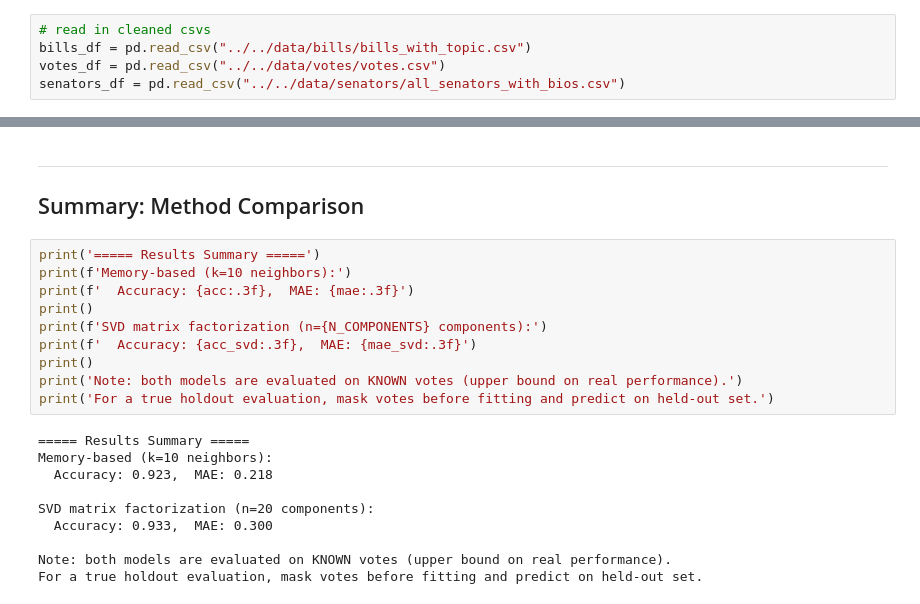
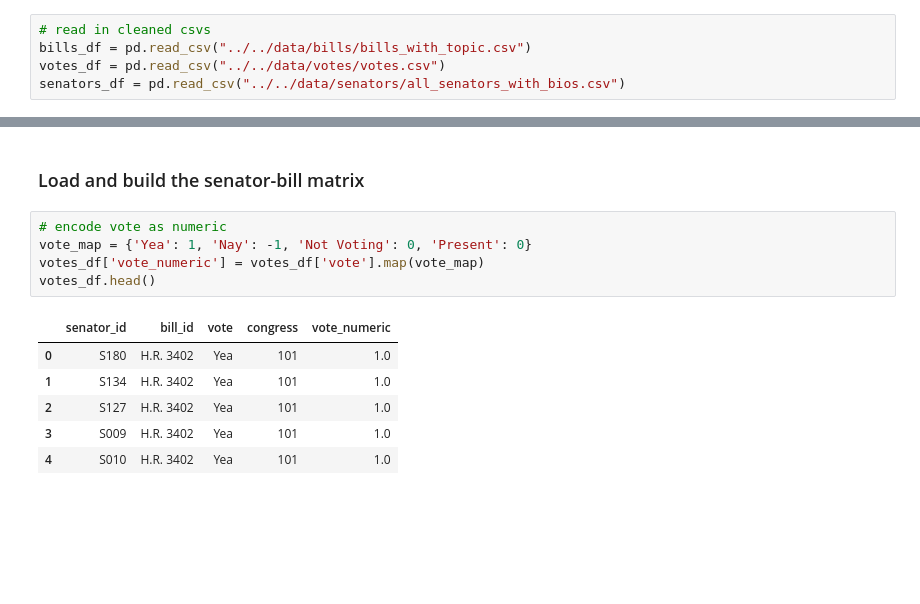
Before and after one commit to maddyjin/ds4420project, a Jupyter notebook: eda/models_eda/collab_filtering_eda.ipynb, the cells around one changed output, grey strips where cells are left out. Cells and saved outputs as stored; diff of their text form; blank space fills up the shorter version.

```diff
--- a/eda/models_eda/collab_filtering_eda.ipynb
+++ b/eda/models_eda/collab_filtering_eda.ipynb
@@ -391,23 +20,14 @@ Best n_components: 100 (accuracy: 0.985)
-# %% [markdown]
----
-## Summary: Method Comparison
-# %%
-print('===== Results Summary =====')
-print(f'Memory-based (k=10 neighbors):')
-print(f'  Accuracy: {acc:.3f},  MAE: {mae:.3f}')
-print()
-print(f'SVD matrix factorization (n={N_COMPONENTS} components):')
-print(f'  Accuracy: {acc_svd:.3f},  MAE: {mae_svd:.3f}')
-print()
-print('Note: both models are evaluated on KNOWN votes (upper bound on real performance).')
-print('For a true holdout evaluation, mask votes before fitting and predict on held-out set.')
-# %% [output]
-===== Results Summary =====
-Memory-based (k=10 neighbors):
-  Accuracy: 0.923,  MAE: 0.218
-
-SVD matrix factorization (n=20 components):
-  Accuracy: 0.933,  MAE: 0.300
-
-Note: both models are evaluated on KNOWN votes (upper bound on real performance).
-For a true holdout evaluation, mask votes before fitting and predict on held-out set.
+# %% [markdown]
+### Load and build the senator-bill matrix
+# %%
+# encode vote as numeric
+vote_map = {'Yea': 1, 'Nay': -1, 'Not Voting': 0, 'Present': 0}
+votes_df['vote_numeric'] = votes_df['vote'].map(vote_map)
+votes_df.head()
+# %% [output]
+|  | senator_id | bill_id | vote | congress | vote_numeric |
+| 0 | S180 | H.R. 3402 | Yea | 101 | 1.0 |
+| 1 | S134 | H.R. 3402 | Yea | 101 | 1.0 |
+| 2 | S127 | H.R. 3402 | Yea | 101 | 1.0 |
+| 3 | S009 | H.R. 3402 | Yea | 101 | 1.0 |
+| 4 | S010 | H.R. 3402 | Yea | 101 | 1.0 |
```
Also changed, not shown: parts of 54 cells of this notebook.
